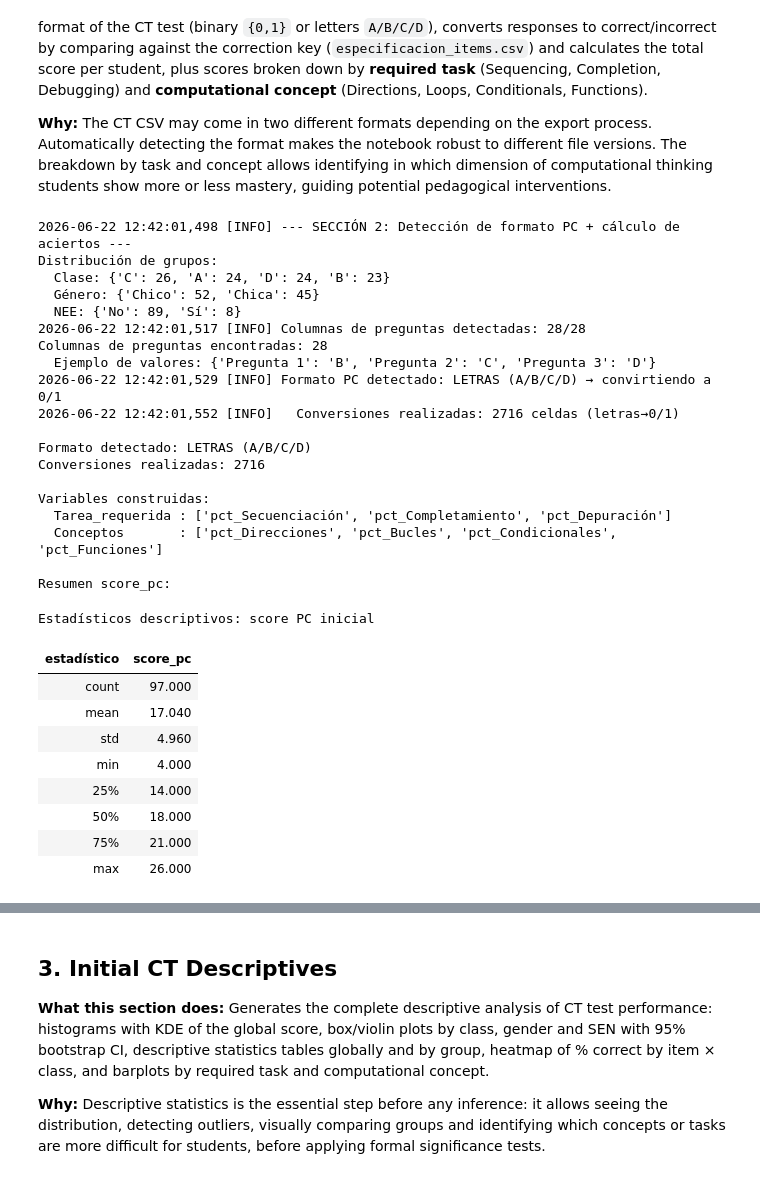
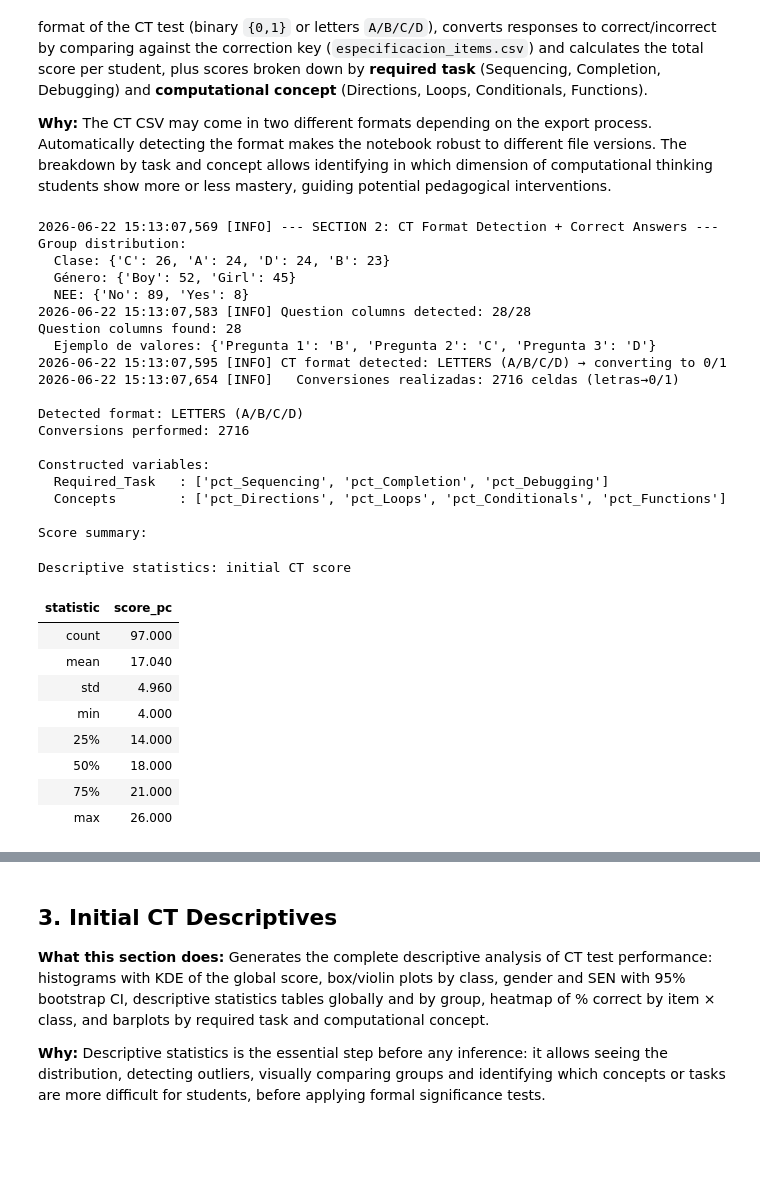
Before and after one commit to FernandoMM13/PC_History_Analysis_EN, a Jupyter notebook: PC_History_Analysis_EN.ipynb, the cells around one changed output, grey strips where cells are left out. Drawn from its saved outputs; the diff is of its cells as text; code cells hidden in the pictures; blank space fills up the shorter version.

```diff
--- a/PC_History_Analysis_EN.ipynb
+++ b/PC_History_Analysis_EN.ipynb
@@ -603,67 +603,70 @@ spec_clean = df_spec.copy()
 spec_clean["Item_num"] = spec_clean["Item"].str.extract(r"(\d+)").astype(int)
 spec_clean = spec_clean.sort_values("Item_num").reset_index(drop=True)
 
-# — Por Tarea_requerida (Secuenciación / Completamiento / Depuración) —
+# — Por Tarea_requerida (Sequencing / Completion / Debugging) —
+_task_en = {"Secuenciación": "Sequencing", "Completamiento": "Completion", "Depuración": "Debugging"}
 tarea_pct_cols = []   # lista de columnas creadas para este análisis
-tareas = spec_clean["Required_Task"].str.strip().unique()
+tareas = spec_clean["Tarea_requerida"].str.strip().unique()
 for tarea in tareas:
     items_idx = spec_clean.loc[
-        spec_clean["Required_Task"].str.strip() == tarea, "Item_num"
+        spec_clean["Tarea_requerida"].str.strip() == tarea, "Item_num"
     ].tolist()
     cols_t = [pregunta_cols[i - 1] for i in items_idx if i - 1 < len(pregunta_cols)]
     if cols_t:
-        col_name = "pct_" + re.sub(r"\W+", "_", tarea.strip())
+        tarea_label = _task_en.get(tarea, re.sub(r"\W+", "_", tarea.strip()))
+        col_name = "pct_" + tarea_label
         df_pc[col_name] = df_pc[cols_t].apply(pd.to_numeric, errors="coerce").mean(axis=1)
         tarea_pct_cols.append(col_name)
 
-# — Por Concepto Computacional (Direcciones / Bucles / Condicionales / Funciones) —
+# — Por Concepto Computacional (Directions / Loops / Conditionals / Functions) —
+_concepto_en = {"Direcciones": "Directions", "Bucles": "Loops", "Condicionales": "Conditionals", "Funciones": "Functions"}
 concepto_pct_cols = []   # lista de columnas creadas para este análisis
-for concepto in ["Direcciones", "Bucles", "Condicionales", "Funciones"]:
-    mask_c = spec_clean[concepto].notna()
+for concepto_es, concepto_en in _concepto_en.items():
+    mask_c = spec_clean[concepto_es].notna()
     items_idx = spec_clean.loc[mask_c, "Item_num"].tolist()
     cols_c = [pregunta_cols[i - 1] for i in items_idx if i - 1 < len(pregunta_cols)]
     if cols_c:
-        col_name = f"pct_{concepto}"
+        col_name = f"pct_{concepto_en}"
         df_pc[col_name] = df_pc[cols_c].apply(pd.to_numeric, errors="coerce").mean(axis=1)
         concepto_pct_cols.append(col_name)
 
 print("\nConstructed variables:")
 print(f"  Required_Task   : {tarea_pct_cols}")
 print(f"  Concepts        : {concepto_pct_cols}")
 print(f"\nScore summary:")
 display(style_table(
     df_pc["score_pc"].describe().round(2).to_frame().reset_index().rename(columns={"index": "statistic"}),
     caption="Descriptive statistics: initial CT score",
 ))
 
 # ─────────────────────────────────────────────────────────────────
 # 2.5  Exportar tabla limpia PC
 # ─────────────────────────────────────────────────────────────────
 df_pc.to_csv(TABS / "pc_limpio_por_alumno.csv", index=False, encoding="utf-8-sig")
 logger.info(f"Exportado: pc_limpio_por_alumno.csv | {df_pc.shape}")
 print(f"\nExported → {TABS / 'pc_limpio_por_alumno.csv'}")
 # %% [output]
-2026-06-22 12:42:01,498 [INFO] --- SECCIÓN 2: Detección de formato PC + cálculo de aciertos ---
-Distribución de grupos:
+2026-06-22 15:13:07,569 [INFO] --- SECTION 2: CT Format Detection + Correct Answers ---
+Group distribution:
   Clase: {'C': 26, 'A': 24, 'D': 24, 'B': 23}
-  Género: {'Chico': 52, 'Chica': 45}
-  NEE: {'No': 89, 'Sí': 8}
-2026-06-22 12:42:01,517 [INFO] Columnas de preguntas detectadas: 28/28
-Columnas de preguntas encontradas: 28
+  Género: {'Boy': 52, 'Girl': 45}
+  NEE: {'No': 89, 'Yes': 8}
+2026-06-22 15:13:07,583 [INFO] Question columns detected: 28/28
+Question columns found: 28
   Ejemplo de valores: {'Pregunta 1': 'B', 'Pregunta 2': 'C', 'Pregunta 3': 'D'}
-2026-06-22 12:42:01,529 [INFO] Formato PC detectado: LETRAS (A/B/C/D) → convirtiendo a 0/1
-2026-06-22 12:42:01,552 [INFO]   Conversiones realizadas: 2716 celdas (letras→0/1)
+2026-06-22 15:13:07,595 [INFO] CT format detected: LETTERS (A/B/C/D) → converting to 0/1
+2026-06-22 15:13:07,654 [INFO]   Conversiones realizadas: 2716 celdas (letras→0/1)
 
-Formato detectado: LETRAS (A/B/C/D)
-Conversiones realizadas: 2716
+Detected format: LETTERS (A/B/C/D)
+Conversions performed: 2716
 
-Variables construidas:
-  Tarea_requerida : ['pct_Secuenciación', 'pct_Completamiento', 'pct_Depuración']
-  Conceptos       : ['pct_Direcciones', 'pct_Bucles', 'pct_Condicionales', 'pct_Funciones']
+Constructed variables:
+  Required_Task   : ['pct_Sequencing', 'pct_Completion', 'pct_Debugging']
+  Concepts        : ['pct_Directions', 'pct_Loops', 'pct_Conditionals', 'pct_Functions']
 
-Resumen score_pc:
+Score summary:
-Estadísticos descriptivos: score PC inicial
+Descriptive statistics: initial CT score
-| estadístico | score_pc |
+| statistic | score_pc |
 | count | 97.000 |
 | mean | 17.040 |
 | std | 4.960 |
```
Also changed, not shown: parts of 12 cells of this notebook, 32 other files.
